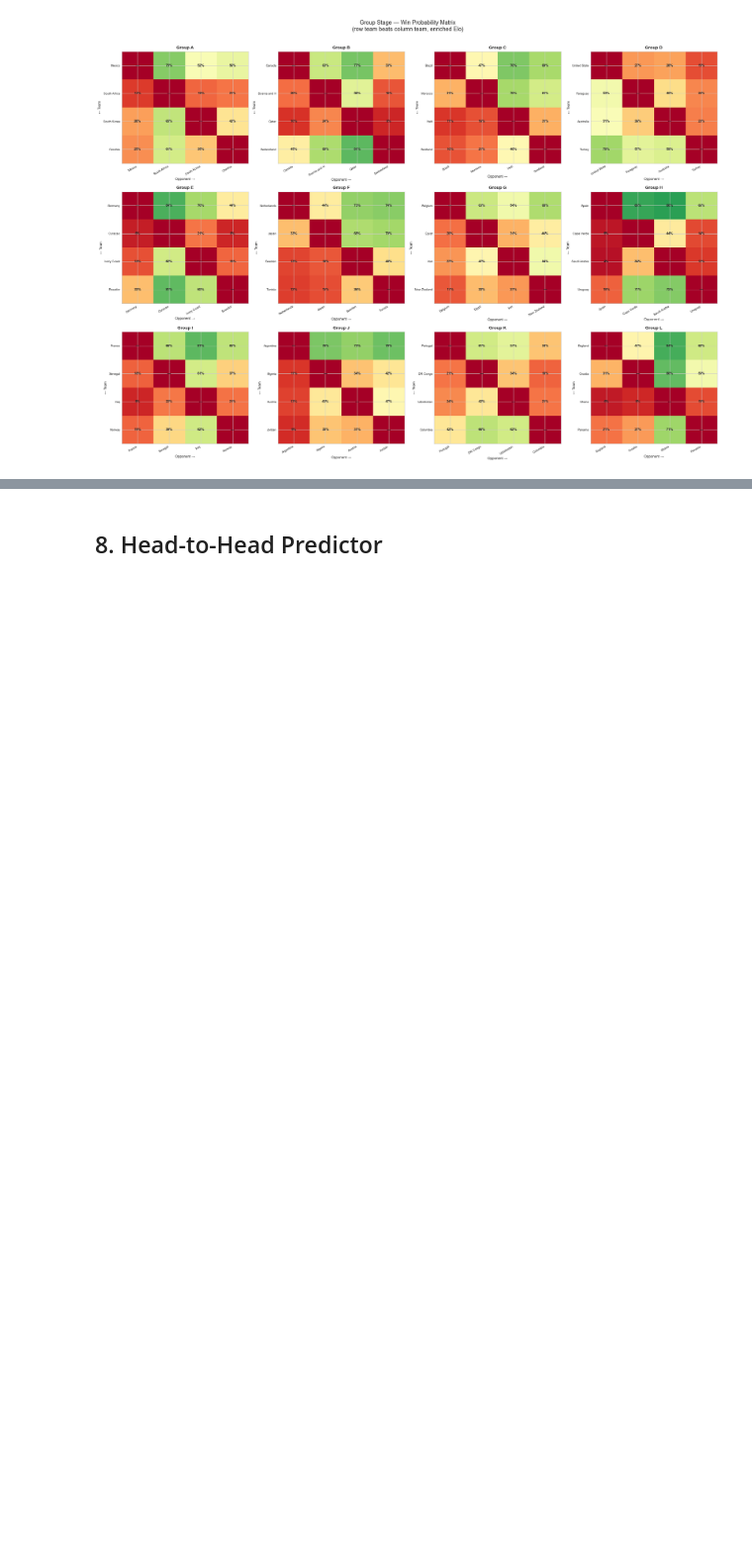
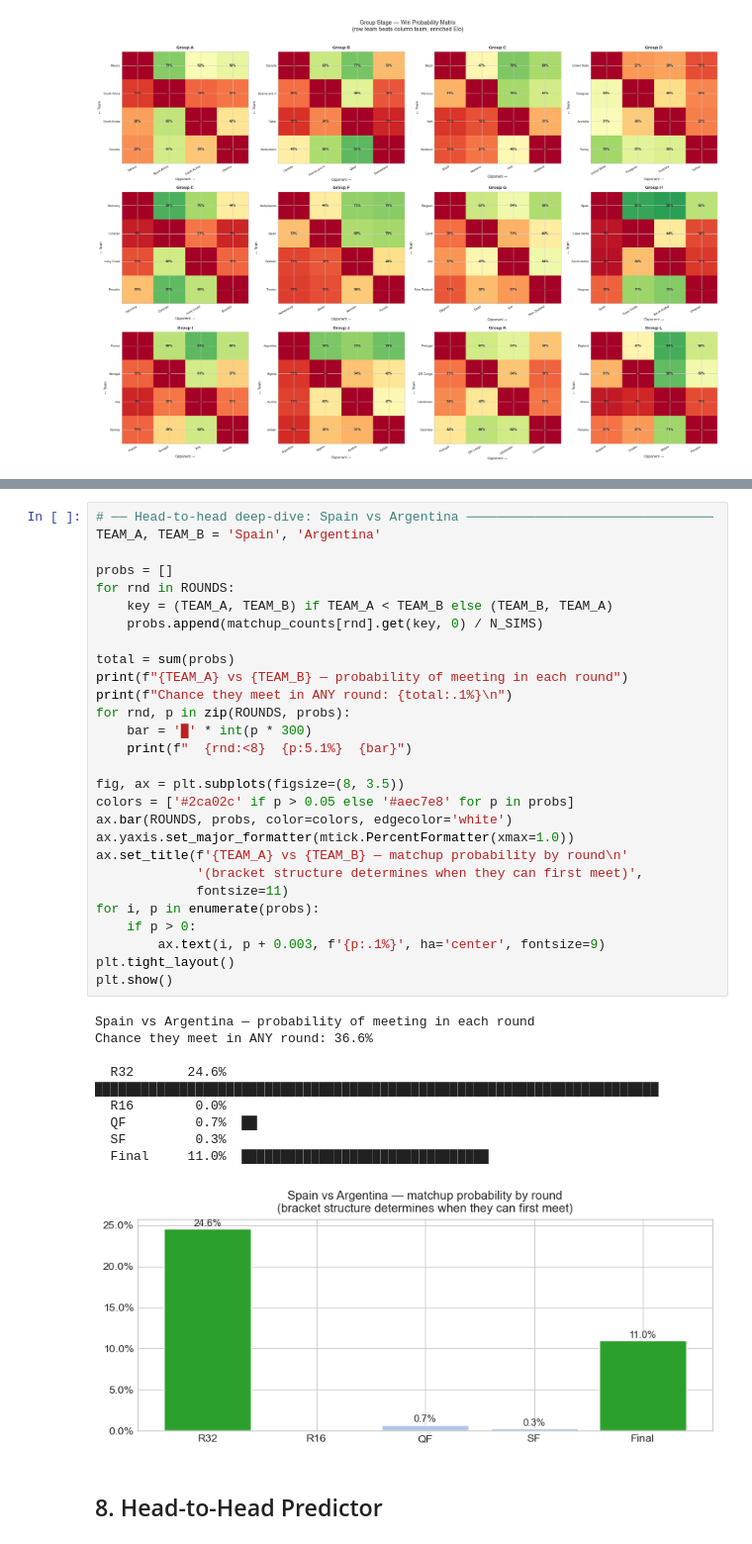
Before and after one commit to jajumonac/fifa-world-cup-prediction, a Jupyter notebook: notebooks/world_cup_prediction.ipynb, the cells around one changed output, grey strips where cells are left out. Shown at 99% size. Drawn from its saved outputs; the diff is of its cells as text; blank space fills up the shorter version.

```diff
--- a/notebooks/world_cup_prediction.ipynb
+++ b/notebooks/world_cup_prediction.ipynb
@@ -706,3 +850,41 @@ plt.show()
+# %%
+# ── Head-to-head deep-dive: Spain vs Argentina ────────────────────────────────
+TEAM_A, TEAM_B = 'Spain', 'Argentina'
+
+probs = []
+for rnd in ROUNDS:
+    key = (TEAM_A, TEAM_B) if TEAM_A < TEAM_B else (TEAM_B, TEAM_A)
+    probs.append(matchup_counts[rnd].get(key, 0) / N_SIMS)
+
+total = sum(probs)
+print(f"{TEAM_A} vs {TEAM_B} — probability of meeting in each round")
+print(f"Chance they meet in ANY round: {total:.1%}\n")
+for rnd, p in zip(ROUNDS, probs):
+    bar = '█' * int(p * 300)
+    print(f"  {rnd:<8}  {p:5.1%}  {bar}")
+
+fig, ax = plt.subplots(figsize=(8, 3.5))
+colors = ['#2ca02c' if p > 0.05 else '#aec7e8' for p in probs]
+ax.bar(ROUNDS, probs, color=colors, edgecolor='white')
+ax.yaxis.set_major_formatter(mtick.PercentFormatter(xmax=1.0))
+ax.set_title(f'{TEAM_A} vs {TEAM_B} — matchup probability by round\n'
+             '(bracket structure determines when they can first meet)',
+             fontsize=11)
+for i, p in enumerate(probs):
+    if p > 0:
+        ax.text(i, p + 0.003, f'{p:.1%}', ha='center', fontsize=9)
+plt.tight_layout()
+plt.show()
+# %% [output]
+Spain vs Argentina — probability of meeting in each round
+Chance they meet in ANY round: 36.6%
+
+  R32       24.6%  █████████████████████████████████████████████████████████████████████████
+  R16        0.0%
+  QF         0.7%  ██
+  SF         0.3%
+  Final     11.0%  ████████████████████████████████
+[figure, added]
 # %% [markdown]
 ## 8. Head-to-Head Predictor
 # %%
```
Also changed, not shown: parts of 10 cells of this notebook.
